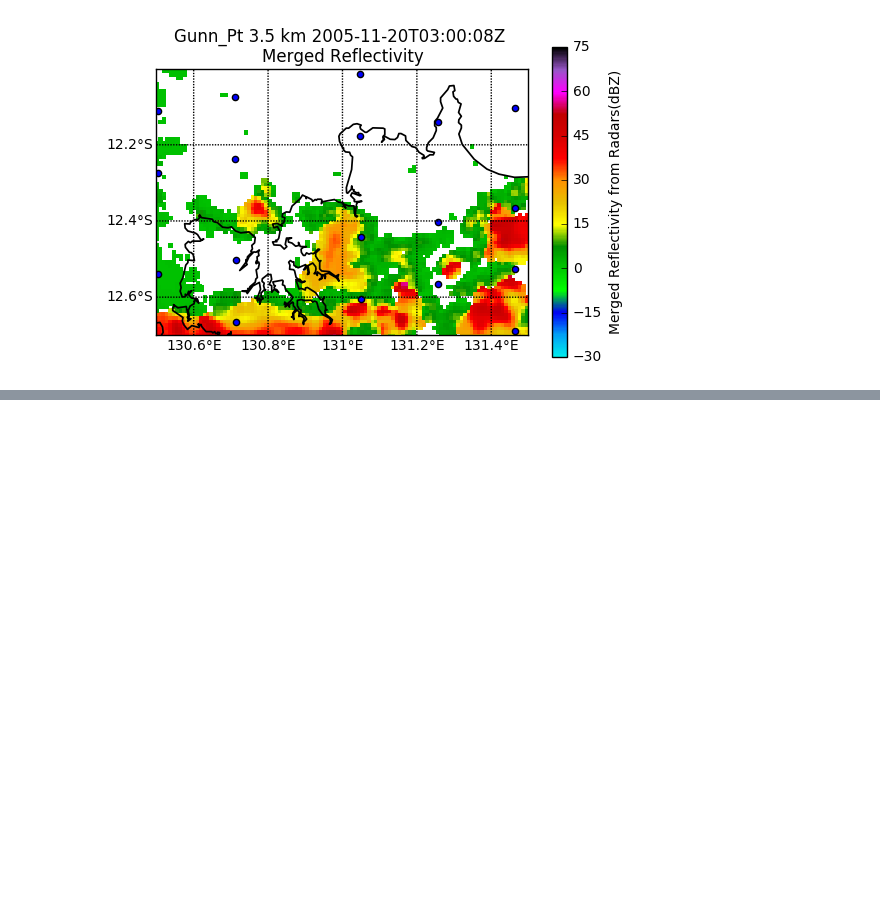
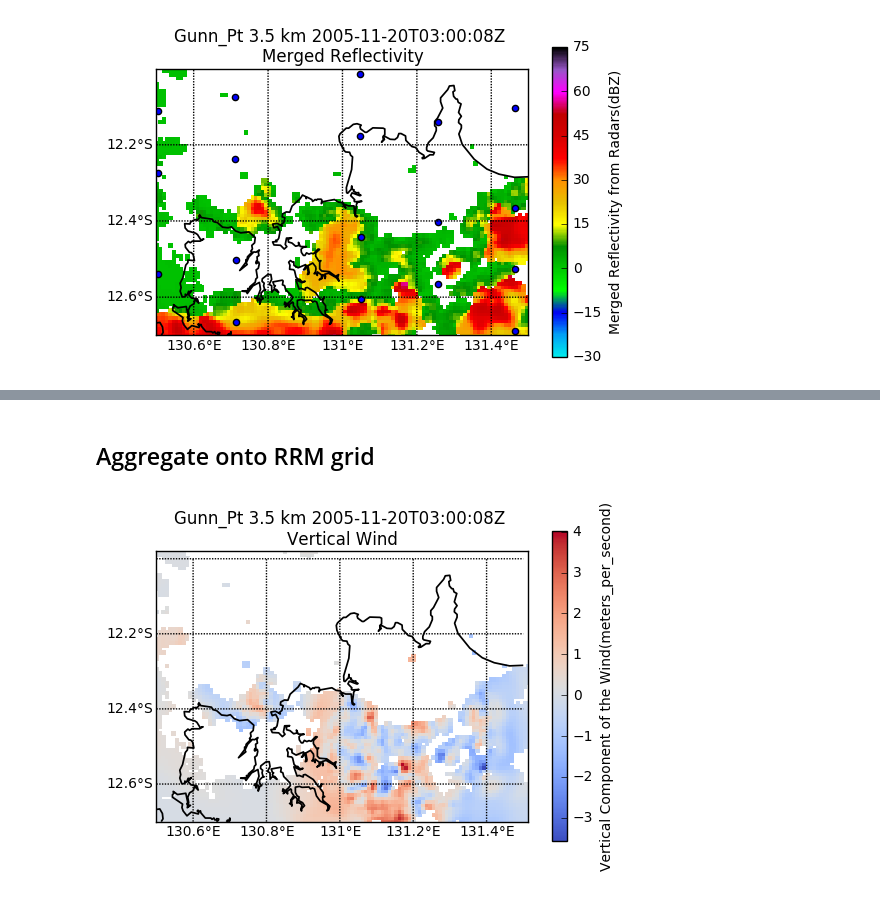
Before and after one commit to rcjackson/cmdv-rrm-anl, a Jupyter notebook: notebooks/RRM aggregate.ipynb, the cells around one changed output, grey strips where cells are left out. Cells and saved outputs as stored; diff of their text form; code cells hidden in the pictures; blank space fills up the shorter version.

```diff
--- a/notebooks/RRM aggregate.ipynb
+++ b/notebooks/RRM aggregate.ipynb
@@ -167,3 +279,5 @@ plt.title('Index to map to in SCRIB file')
+# %% [markdown]
+## Aggregate onto RRM grid
 # %%
 reflectivity = multidop_grid.fields['reflectivity']['data']
 u = multidop_grid.fields['eastward_wind']['data']
@@ -196,0 +286,13 @@ for i in range(0,len(the_inds[0])):
+# %%
+display = pyart.graph.GridMapDisplay(multidop_grid)
+grid_display.plot_basemap(min_lat=-12.7, max_lat=-12.0,
+                          min_lon=130.5, max_lon=131.5,
+                          auto_range=False,
+                          lat_lines=[-12.8, -12.6, -12.4,
+                                     -12.2, -12.0],
+                          lon_lines=[130.4, 130.6, 130.8,
+                                     131.0, 131.2, 131.4, 131.6],
+                          resolution='h')
+display.plot_grid('upward_air_velocity', level=6, cmap='coolwarm')
+# %% [output]
+[figure, added]
```
Also changed, not shown: parts of 14 cells of this notebook.
